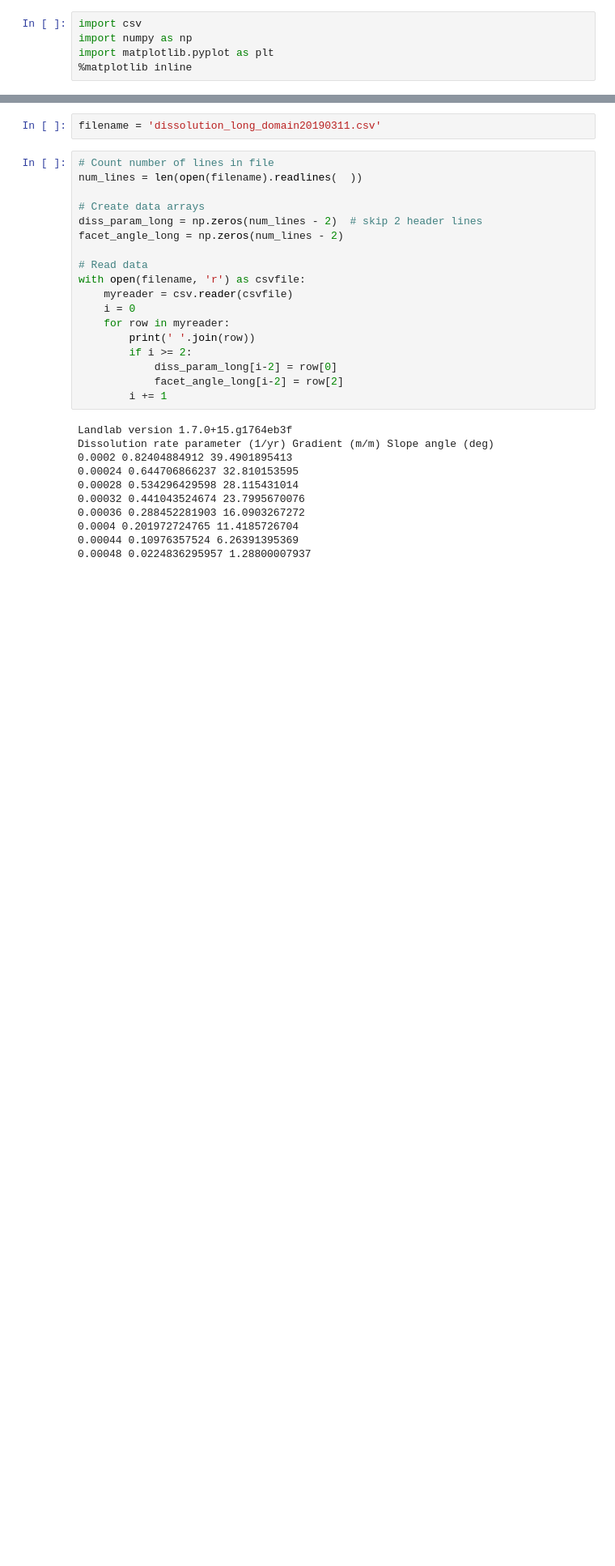
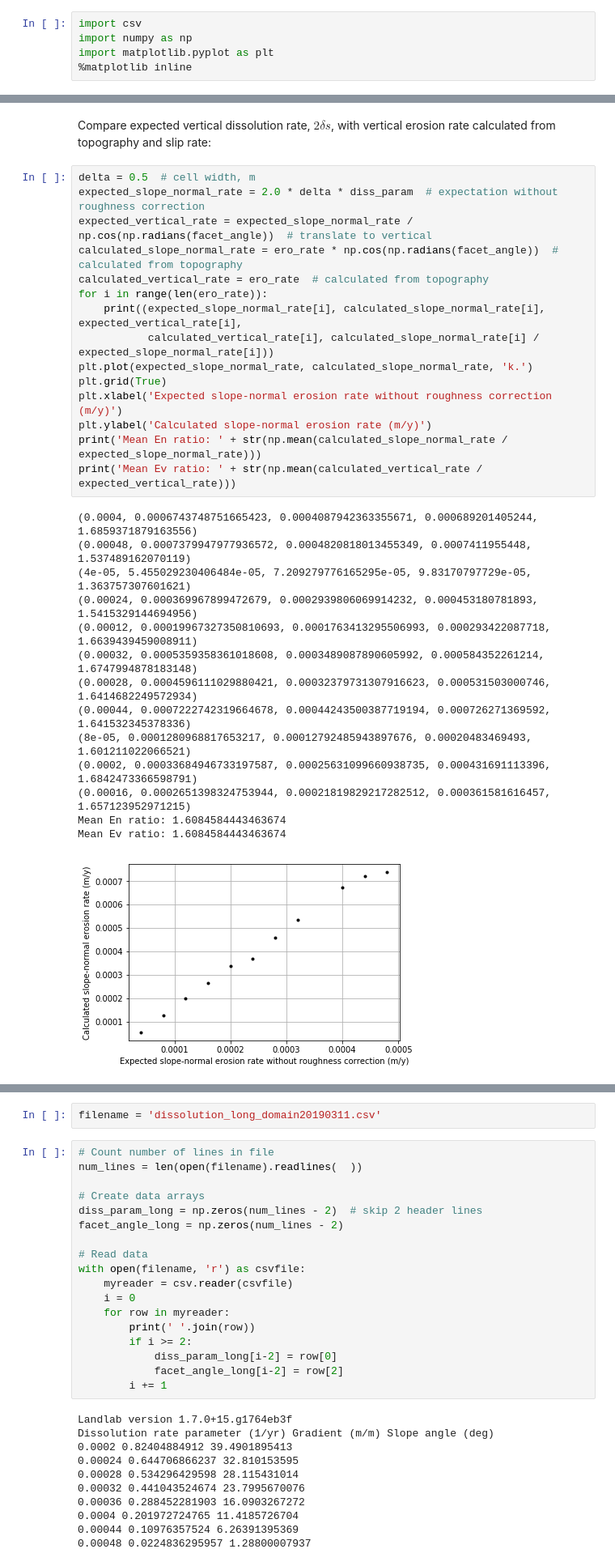
Before and after one commit to gregtucker/facetmorphology, a Jupyter notebook: DataAnalysis/fit_facet_angle_wxing_param.ipynb, the cells around one changed output, grey strips where cells are left out. Shown at 81% size. Drawn from its saved outputs; the diff is of its cells as text; blank space fills up the shorter version.

```diff
--- a/DataAnalysis/fit_facet_angle_wxing_param.ipynb
+++ b/DataAnalysis/fit_facet_angle_wxing_param.ipynb
@@ -50,0 +60,32 @@ Dissolution rate parameter (1/yr) Gradient (m/m) Slope angle (deg)
+# %% [markdown]
+Compare expected vertical dissolution rate, $2\delta s$, with vertical erosion rate calculated from topography and slip rate:
+# %%
+delta = 0.5  # cell width, m
+expected_slope_normal_rate = 2.0 * delta * diss_param  # expectation without roughness correction
+expected_vertical_rate = expected_slope_normal_rate / np.cos(np.radians(facet_angle))  # translate to vertical
+calculated_slope_normal_rate = ero_rate * np.cos(np.radians(facet_angle))  # calculated from topography
+calculated_vertical_rate = ero_rate  # calculated from topography
+for i in range(len(ero_rate)):
+    print((expected_slope_normal_rate[i], calculated_slope_normal_rate[i], expected_vertical_rate[i],
+           calculated_vertical_rate[i], calculated_slope_normal_rate[i] / expected_slope_normal_rate[i]))
+plt.plot(expected_slope_normal_rate, calculated_slope_normal_rate, 'k.')
+plt.grid(True)
+plt.xlabel('Expected slope-normal erosion rate without roughness correction (m/y)')
+plt.ylabel('Calculated slope-normal erosion rate (m/y)')
+print('Mean En ratio: ' + str(np.mean(calculated_slope_normal_rate / expected_slope_normal_rate)))
+print('Mean Ev ratio: ' + str(np.mean(calculated_vertical_rate / expected_vertical_rate)))
+# %% [output]
+(0.0004, 0.0006743748751665423, 0.0004087942363355671, 0.000689201405244, 1.6859371879163556)
+(0.00048, 0.0007379947977936572, 0.0004820818013455349, 0.0007411955448, 1.537489162070119)
+(4e-05, 5.455029230406484e-05, 7.209279776165295e-05, 9.83170797729e-05, 1.363757307601621)
+(0.00024, 0.000369967899472679, 0.0002939806069914232, 0.000453180781893, 1.5415329144694956)
+(0.00012, 0.00019967327350810693, 0.0001763413295506993, 0.000293422087718, 1.6639439459008911)
+(0.00032, 0.0005359358361018608, 0.0003489087890605992, 0.000584352261214, 1.6747994878183148)
+(0.00028, 0.0004596111029880421, 0.00032379731307916623, 0.000531503000746, 1.6414682249572934)
+(0.00044, 0.0007222742319664678, 0.00044243500387719194, 0.000726271369592, 1.641532345378336)
+(8e-05, 0.0001280968817653217, 0.00012792485943897676, 0.00020483469493, 1.601211022066521)
+(0.0002, 0.00033684946733197587, 0.00025631099660938735, 0.000431691113396, 1.6842473366598791)
+(0.00016, 0.0002651398324753944, 0.00021819829217282512, 0.000361581616457, 1.657123952971215)
+Mean En ratio: 1.6084584443463674
+Mean Ev ratio: 1.6084584443463674
+[figure, added]
```
Also changed, not shown: parts of 28 cells of this notebook, 3 other files.
